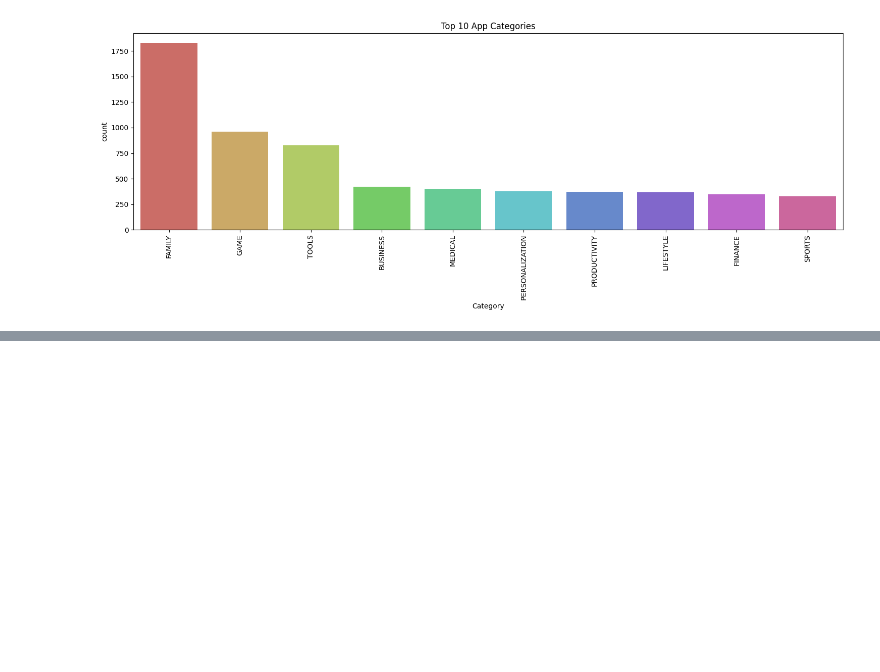
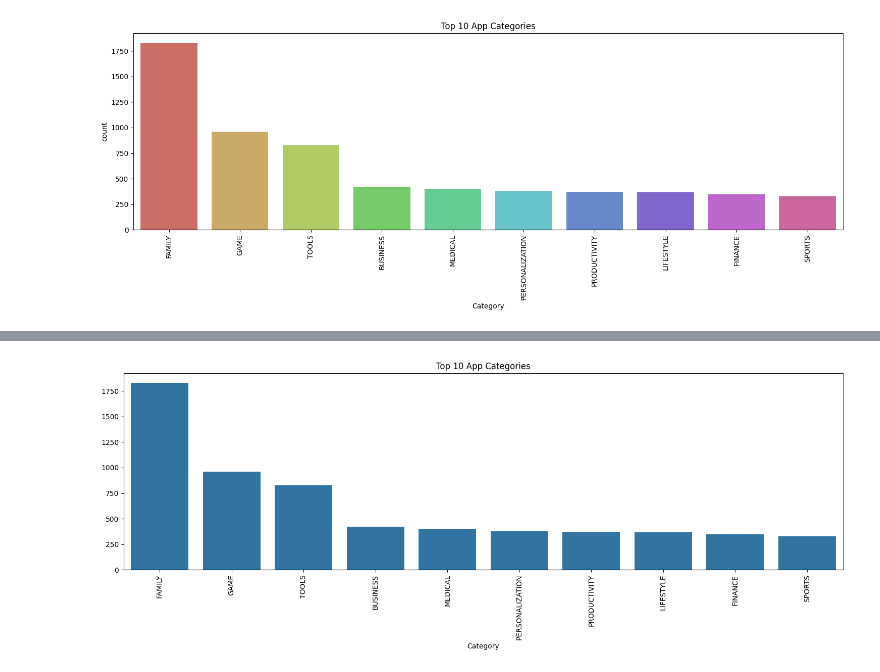
Before and after one commit to Khan-Ramsha/Data-Science, a Jupyter notebook: EDA/EDA-Googleplaystore.ipynb, the cells around one changed output, grey strips where cells are left out. Drawn from its saved outputs; the diff is of its cells as text; code cells hidden in the pictures; blank space fills up the shorter version.

```diff
--- a/EDA/EDA-Googleplaystore.ipynb
+++ b/EDA/EDA-Googleplaystore.ipynb
@@ -459,0 +435,11 @@ plt.tight_layout()
+# %%
+category=df_copy["Category"].value_counts().head(10)
+category=pd.Series(category)
+# %%
+plt.figure(figsize=(15,6))
+sns.barplot(x=category.index,y=category.values)
+plt.title("Top 10 App Categories")
+plt.xticks(rotation=90)
+plt.tight_layout()
+# %% [output]
+[figure, added]
```
Also changed, not shown: parts of 40 cells of this notebook.
